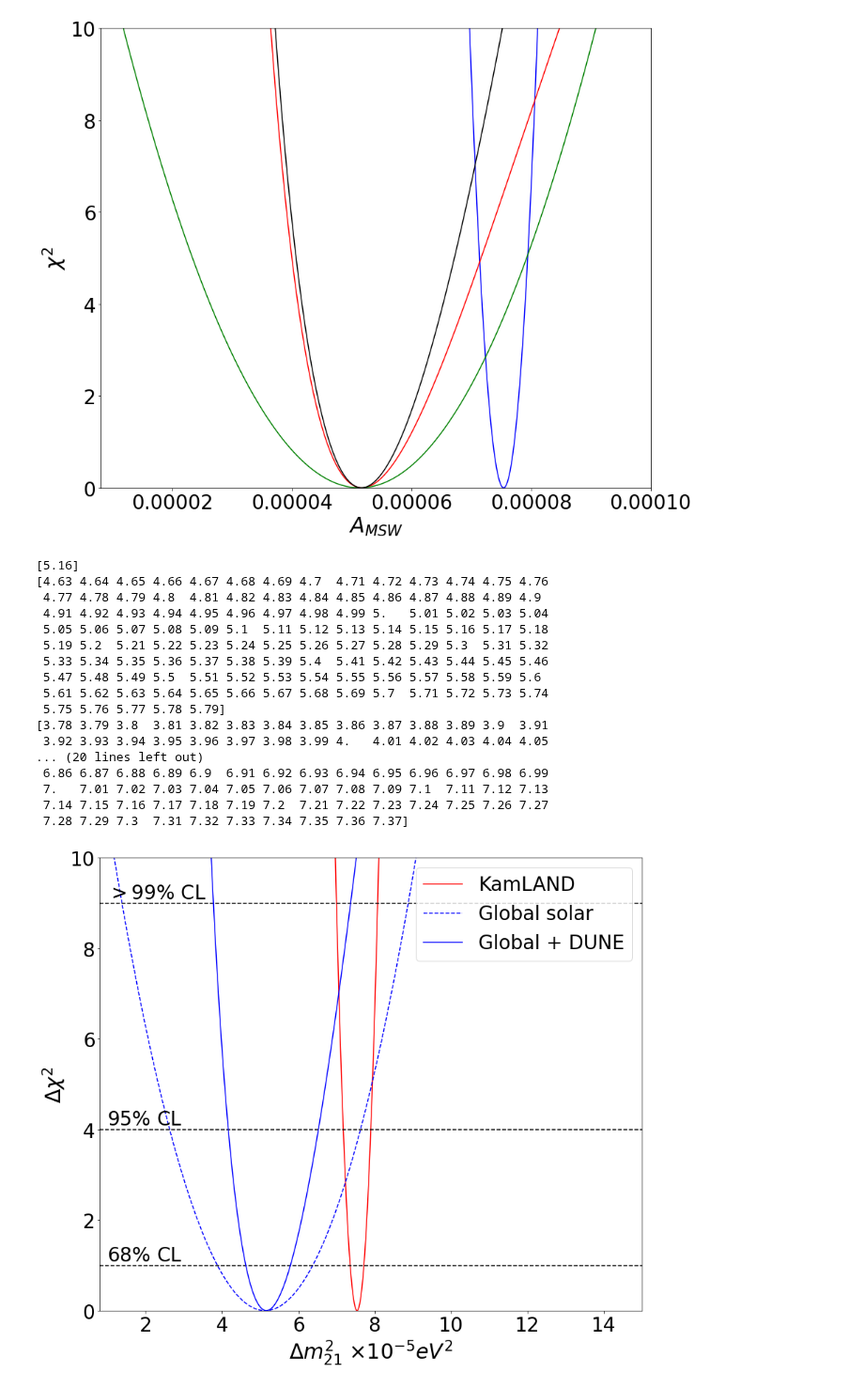
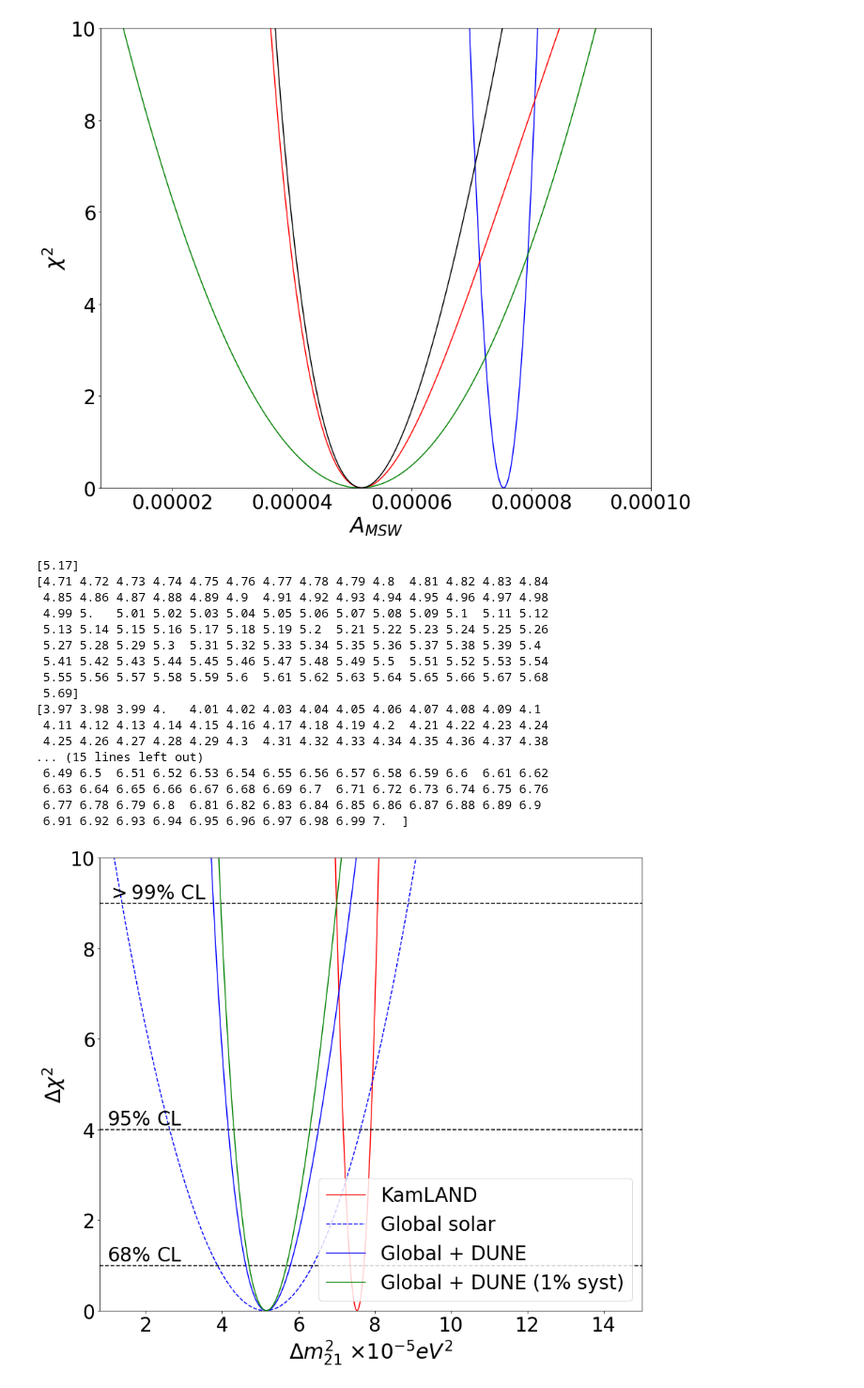
Before and after one commit to nlane314/soLAr-sens, a Jupyter notebook: notebooks/deltamass12chisquaranalysis.ipynb, the cells around one changed output. Shown at 94% size. Cells and saved outputs as stored; diff of their text form; code cells hidden in the pictures.

```diff
--- a/notebooks/deltamass12chisquaranalysis.ipynb
+++ b/notebooks/deltamass12chisquaranalysis.ipynb
@@ -81,7 +81,7 @@ print(osc(5.13e-5))
 
 chiKL = chisquar(KL[0], KL[1], x)
 chiDUNE = chisquar(asymDUNE[0], asymDUNE[1], osc(x))
-#chiDUNE2 = chisquar(asymDUNE2[0], asymDUNE2[1], osc(x))
+chiDUNE2 = chisquar(asymDUNE2[0], asymDUNE2[1], osc(x))
 chiGS = chisquar(globsolar[0], globsolar[1], x) # global solar
 
 y = chiDUNE + chiGS
@@ -121,51 +121,56 @@ plt.plot(x, y_reactor-chimin_reactor, color='red', label='KamLAND')
 y = chiGS
 chimin = np.min(y)
 plt.plot(x, y-chimin, color='blue', linestyle='--', label='Global solar')
 
 plt.axhline(y=1, color='black', linestyle='--')
 plt.axhline(y=4, color='black', linestyle='--')
 plt.axhline(y=9, color='black', linestyle='--')
 
 y_solar = chiDUNE+chiGS
 chimin_solar = np.min(y_solar)
-print(x[y_solar == chimin_solar])
-print(x[y_solar - chimin_solar <= 1])
-print(x[y_solar - chimin_solar <= 9])
 
 plt.plot(x, y_solar - chimin_solar, color='blue', label='Global + DUNE')
+
+y_solar2 = chiDUNE2+chiGS
+chimin_solar2 = np.min(y_solar2)
+print(x[y_solar2 == chimin_solar2])
+print(x[y_solar2 - chimin_solar2 <= 1])
+print(x[y_solar2 - chimin_solar2 <= 9])
+
+plt.plot(x, y_solar2 - chimin_solar2, color='green', label='Global + DUNE (1% syst)')
 
 plt.xlabel(r'$\Delta m_{21}^2$ $\times 10^{-5} eV^2$',fontsize=30)
 plt.xticks(fontsize=28)
 plt.ylabel(r'$\Delta \chi^2$',fontsize=30)
 plt.yticks(fontsize=28)
 
 plt.legend(fontsize=28)
 
 plt.text(1, 1.1, r'$68\%$ CL', color='black', fontsize=28)
 plt.text(1, 4.1, r'$95\%$ CL', color='black', fontsize=28)
 plt.text(1, 9.1, r'$> 99\%$ CL', color='black', fontsize=28)
 
 plt.xlim(0.8, 15)
 plt.ylim(0, 10)
 
 plt.savefig('../figures/mixingtension.png', bbox_inches='tight')
 plt.show()
 # %% [output]
-[5.16]
-[4.63 4.64 4.65 4.66 4.67 4.68 4.69 4.7  4.71 4.72 4.73 4.74 4.75 4.76
- 4.77 4.78 4.79 4.8  4.81 4.82 4.83 4.84 4.85 4.86 4.87 4.88 4.89 4.9
- 4.91 4.92 4.93 4.94 4.95 4.96 4.97 4.98 4.99 5.   5.01 5.02 5.03 5.04
- 5.05 5.06 5.07 5.08 5.09 5.1  5.11 5.12 5.13 5.14 5.15 5.16 5.17 5.18
- 5.19 5.2  5.21 5.22 5.23 5.24 5.25 5.26 5.27 5.28 5.29 5.3  5.31 5.32
- 5.33 5.34 5.35 5.36 5.37 5.38 5.39 5.4  5.41 5.42 5.43 5.44 5.45 5.46
- 5.47 5.48 5.49 5.5  5.51 5.52 5.53 5.54 5.55 5.56 5.57 5.58 5.59 5.6
- 5.61 5.62 5.63 5.64 5.65 5.66 5.67 5.68 5.69 5.7  5.71 5.72 5.73 5.74
- 5.75 5.76 5.77 5.78 5.79]
-[3.78 3.79 3.8  3.81 3.82 3.83 3.84 3.85 3.86 3.87 3.88 3.89 3.9  3.91
- 3.92 3.93 3.94 3.95 3.96 3.97 3.98 3.99 4.   4.01 4.02 4.03 4.04 4.05
-... (20 lines left out)
- 6.86 6.87 6.88 6.89 6.9  6.91 6.92 6.93 6.94 6.95 6.96 6.97 6.98 6.99
- 7.   7.01 7.02 7.03 7.04 7.05 7.06 7.07 7.08 7.09 7.1  7.11 7.12 7.13
- 7.14 7.15 7.16 7.17 7.18 7.19 7.2  7.21 7.22 7.23 7.24 7.25 7.26 7.27
- 7.28 7.29 7.3  7.31 7.32 7.33 7.34 7.35 7.36 7.37]
+[5.17]
+[4.71 4.72 4.73 4.74 4.75 4.76 4.77 4.78 4.79 4.8  4.81 4.82 4.83 4.84
+ 4.85 4.86 4.87 4.88 4.89 4.9  4.91 4.92 4.93 4.94 4.95 4.96 4.97 4.98
+ 4.99 5.   5.01 5.02 5.03 5.04 5.05 5.06 5.07 5.08 5.09 5.1  5.11 5.12
+ 5.13 5.14 5.15 5.16 5.17 5.18 5.19 5.2  5.21 5.22 5.23 5.24 5.25 5.26
+ 5.27 5.28 5.29 5.3  5.31 5.32 5.33 5.34 5.35 5.36 5.37 5.38 5.39 5.4
+ 5.41 5.42 5.43 5.44 5.45 5.46 5.47 5.48 5.49 5.5  5.51 5.52 5.53 5.54
+ 5.55 5.56 5.57 5.58 5.59 5.6  5.61 5.62 5.63 5.64 5.65 5.66 5.67 5.68
+ 5.69]
+[3.97 3.98 3.99 4.   4.01 4.02 4.03 4.04 4.05 4.06 4.07 4.08 4.09 4.1
+ 4.11 4.12 4.13 4.14 4.15 4.16 4.17 4.18 4.19 4.2  4.21 4.22 4.23 4.24
+ 4.25 4.26 4.27 4.28 4.29 4.3  4.31 4.32 4.33 4.34 4.35 4.36 4.37 4.38
+... (15 lines left out)
+ 6.49 6.5  6.51 6.52 6.53 6.54 6.55 6.56 6.57 6.58 6.59 6.6  6.61 6.62
+ 6.63 6.64 6.65 6.66 6.67 6.68 6.69 6.7  6.71 6.72 6.73 6.74 6.75 6.76
+ 6.77 6.78 6.79 6.8  6.81 6.82 6.83 6.84 6.85 6.86 6.87 6.88 6.89 6.9
+ 6.91 6.92 6.93 6.94 6.95 6.96 6.97 6.98 6.99 7.  ]
-[figure, old version]
+[figure, new version]
```
Also changed, not shown: 1 other file.
